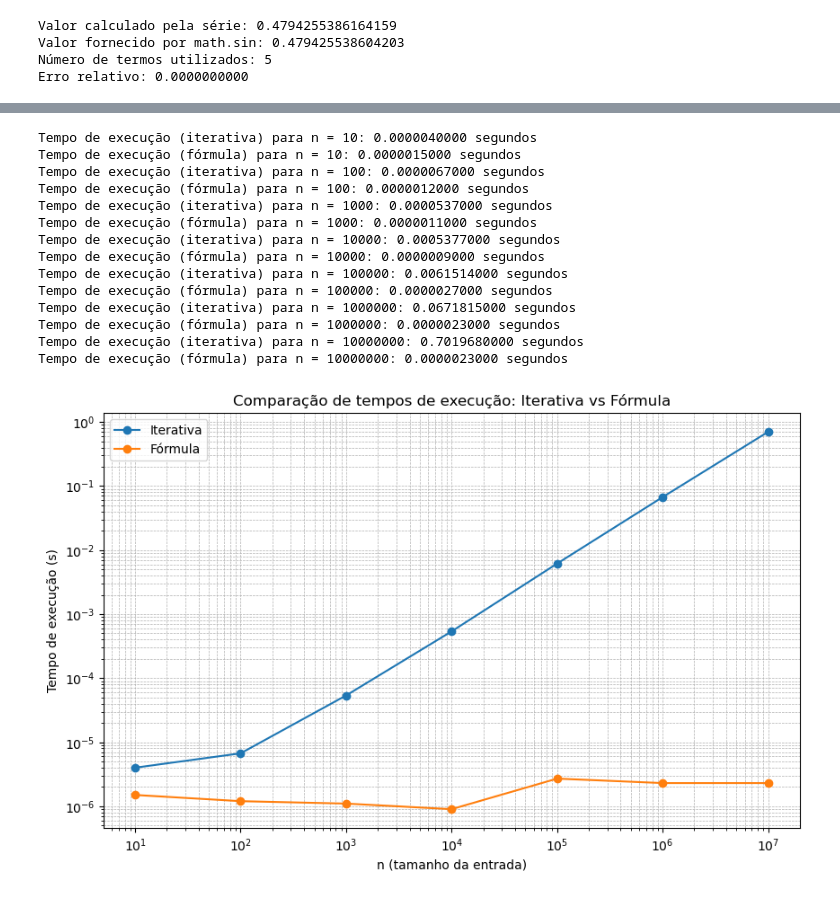
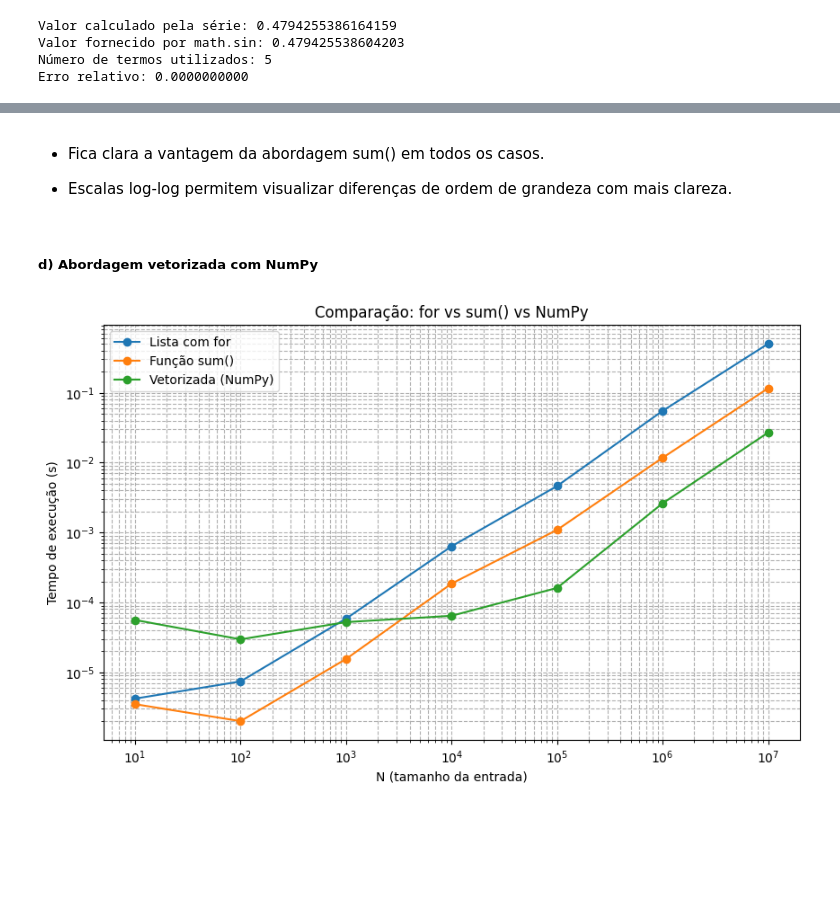
Before and after one commit to gabireisch/av6, a Jupyter notebook: av6.ipynb, the cells around one changed output, grey strips where cells are left out. Drawn from its saved outputs; the diff is of its cells as text; code cells hidden in the pictures; blank space fills up the shorter version.

```diff
--- a/av6.ipynb
+++ b/av6.ipynb
@@ -285,0 +471,18 @@ Tempo de execução (função) para n = 10000000: 0.3069181000 segundos
+# %%
+def soma_lista_com_for(n):
+    total = 0
+    lista = list(range(1, n + 1))
+    for i in lista:
+        total += i
+    return total
+
+def soma_com_sum(n):
+    return sum(range(1, n + 1))
+
+for n in [10**6, 10**7]:
+    tempo_for = timeit.timeit(lambda: soma_lista_com_for(n), number=1)
+    tempo_sum = timeit.timeit(lambda: soma_com_sum(n), number=1)
+
+    print(f"\nN = {n}")
+    print(f"Lista com for: {tempo_for:.8f} s")
+    print(f"Função sum():  {tempo_sum:.8f} s")
@@ -322,40 +526,30 @@ plt.show()
+# %% [markdown]
+- Fica clara a vantagem da abordagem sum() em todos os casos.
+
+- Escalas log-log permitem visualizar diferenças de ordem de grandeza com mais clareza.
+# %% [markdown]
+##### d) Abordagem vetorizada com NumPy
 # %%
+def soma_vetorizada(n):
+    return np.sum(np.arange(1, n + 1))
 
-# Listas para armazenar os tempos de execução
-tempos_iterativa = []
-tempos_formula = []
+tempos_numpy = []
 
-# Calculando os tempos para cada valor de n
 for n in valores_n:
-    tempo_iterativa, tempo_formula = soma_ate_n(n)
-    tempos_iterativa.append(tempo_iterativa)
-    tempos_formula.append(tempo_formula)
+    tempo_np = timeit.timeit(lambda: soma_vetorizada(n), number=1)
+    tempos_numpy.append(tempo_np)
 
-# Gerando o gráfico comparativo
 plt.figure(figsize=(10, 6))
-plt.plot(valores_n, tempos_iterativa, label='Iterativa', marker='o')
-plt.plot(valores_n, tempos_formula, label='Fórmula', marker='o')
+plt.plot(valores_n, tempos_lista_for, label='Lista com for', marker='o')
+plt.plot(valores_n, tempos_sum, label='Função sum()', marker='o')
+plt.plot(valores_n, tempos_numpy, label='Vetorizada (NumPy)', marker='o')
 plt.xscale('log')
 plt.yscale('log')
-plt.xlabel('n (tamanho da entrada)')
+plt.xlabel('N (tamanho da entrada)')
 plt.ylabel('Tempo de execução (s)')
-plt.title('Comparação de tempos de execução: Iterativa vs Fórmula')
+plt.title('Comparação: for vs sum() vs NumPy')
 plt.legend()
-plt.grid(True, which="both", linestyle='--', linewidth=0.5)
+plt.grid(True, which="both", linestyle='--')
 plt.show()
 # %% [output]
-Tempo de execução (iterativa) para n = 10: 0.0000040000 segundos
-Tempo de execução (fórmula) para n = 10: 0.0000015000 segundos
-Tempo de execução (iterativa) para n = 100: 0.0000067000 segundos
-Tempo de execução (fórmula) para n = 100: 0.0000012000 segundos
-Tempo de execução (iterativa) para n = 1000: 0.0000537000 segundos
-Tempo de execução (fórmula) para n = 1000: 0.0000011000 segundos
-Tempo de execução (iterativa) para n = 10000: 0.0005377000 segundos
-Tempo de execução (fórmula) para n = 10000: 0.0000009000 segundos
-Tempo de execução (iterativa) para n = 100000: 0.0061514000 segundos
-Tempo de execução (fórmula) para n = 100000: 0.0000027000 segundos
-Tempo de execução (iterativa) para n = 1000000: 0.0671815000 segundos
-Tempo de execução (fórmula) para n = 1000000: 0.0000023000 segundos
-Tempo de execução (iterativa) para n = 10000000: 0.7019680000 segundos
-Tempo de execução (fórmula) para n = 10000000: 0.0000023000 segundos
-[figure, old version]
+[figure, new version]
```
Also changed, not shown: parts of 32 cells of this notebook, 3 other files.
